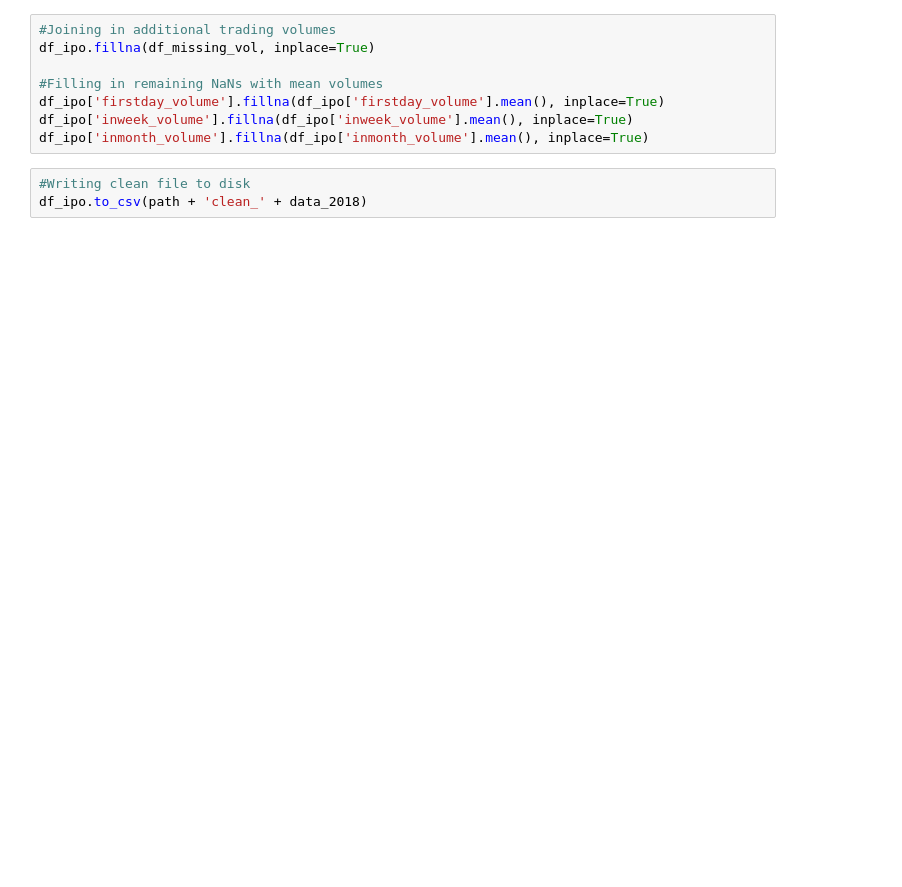
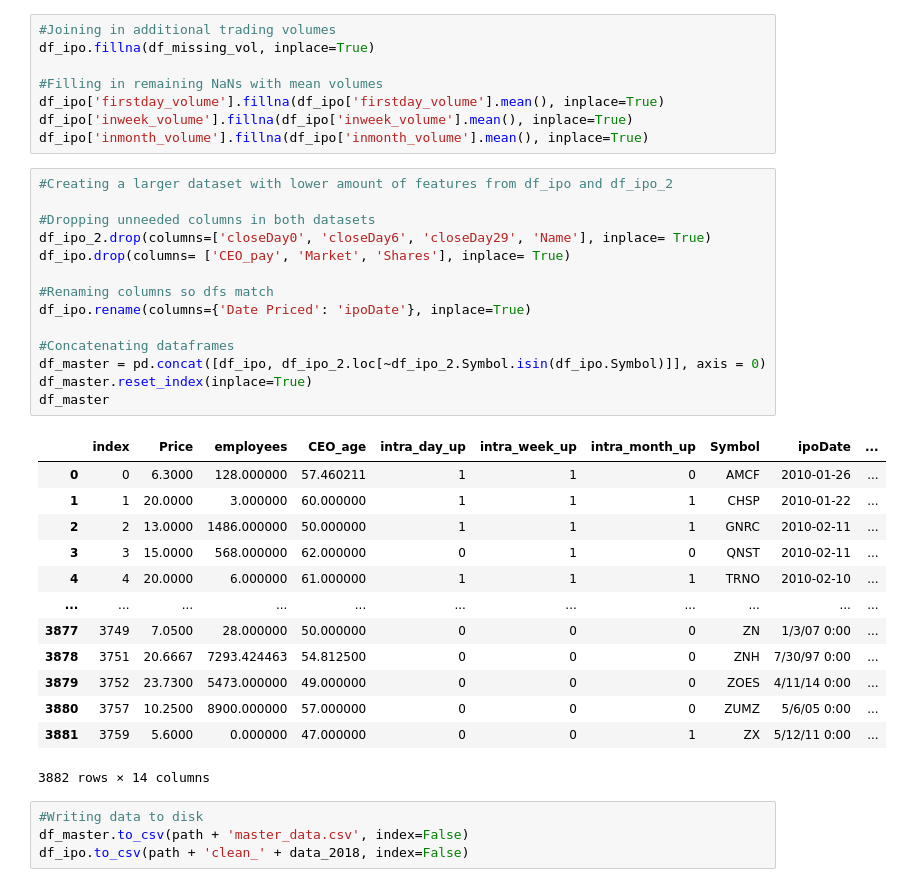
Before and after one commit to michael-fuest/DSiF-IPOs, a Jupyter notebook: Data_Wrangling.ipynb, the cells around one changed output. Saved outputs shown, nothing was run; the diff lists cells and outputs as text; blank space fills up the shorter version.

```diff
--- a/Data_Wrangling.ipynb
+++ b/Data_Wrangling.ipynb
@@ -309,6 +297,35 @@ df_ipo.fillna(df_missing_vol, inplace=True)
 df_ipo['firstday_volume'].fillna(df_ipo['firstday_volume'].mean(), inplace=True)
 df_ipo['inweek_volume'].fillna(df_ipo['inweek_volume'].mean(), inplace=True)
 df_ipo['inmonth_volume'].fillna(df_ipo['inmonth_volume'].mean(), inplace=True)
+# %%
+#Creating a larger dataset with lower amount of features from df_ipo and df_ipo_2
+
+#Dropping unneeded columns in both datasets
+df_ipo_2.drop(columns=['closeDay0', 'closeDay6', 'closeDay29', 'Name'], inplace= True)
+df_ipo.drop(columns= ['CEO_pay', 'Market', 'Shares'], inplace= True)
+
+#Renaming columns so dfs match
+df_ipo.rename(columns={'Date Priced': 'ipoDate'}, inplace=True)
+
+#Concatenating dataframes
+df_master = pd.concat([df_ipo, df_ipo_2.loc[~df_ipo_2.Symbol.isin(df_ipo.Symbol)]], axis = 0)
+df_master.reset_index(inplace=True)
+df_master
+# %% [output]
+|  | index | Price | employees | CEO_age | intra_day_up | intra_week_up | intra_month_up | Symbol | ipoDate | ... |
+| 0 | 0 | 6.3000 | 128.000000 | 57.460211 | 1 | 1 | 0 | AMCF | 2010-01-26 | ... |
+| 1 | 1 | 20.0000 | 3.000000 | 60.000000 | 1 | 1 | 1 | CHSP | 2010-01-22 | ... |
+| 2 | 2 | 13.0000 | 1486.000000 | 50.000000 | 1 | 1 | 1 | GNRC | 2010-02-11 | ... |
+| 3 | 3 | 15.0000 | 568.000000 | 62.000000 | 0 | 1 | 0 | QNST | 2010-02-11 | ... |
+| 4 | 4 | 20.0000 | 6.000000 | 61.000000 | 1 | 1 | 1 | TRNO | 2010-02-10 | ... |
+| ... | ... | ... | ... | ... | ... | ... | ... | ... | ... | ... |
+| 3877 | 3749 | 7.0500 | 28.000000 | 50.000000 | 0 | 0 | 0 | ZN | 1/3/07 0:00 | ... |
+| 3878 | 3751 | 20.6667 | 7293.424463 | 54.812500 | 0 | 0 | 0 | ZNH | 7/30/97 0:00 | ... |
+| 3879 | 3752 | 23.7300 | 5473.000000 | 49.000000 | 0 | 0 | 0 | ZOES | 4/11/14 0:00 | ... |
+| 3880 | 3757 | 10.2500 | 8900.000000 | 57.000000 | 0 | 0 | 0 | ZUMZ | 5/6/05 0:00 | ... |
+| 3881 | 3759 | 5.6000 | 0.000000 | 47.000000 | 0 | 0 | 1 | ZX | 5/12/11 0:00 | ... |
+3882 rows × 14 columns
 # %%
-#Writing clean file to disk
-df_ipo.to_csv(path + 'clean_' + data_2018)
+#Writing data to disk
+df_master.to_csv(path + 'master_data.csv', index=False)
+df_ipo.to_csv(path + 'clean_' + data_2018, index=False)
```
Also changed, not shown: parts of 3 cells of this notebook, 1 other file.
